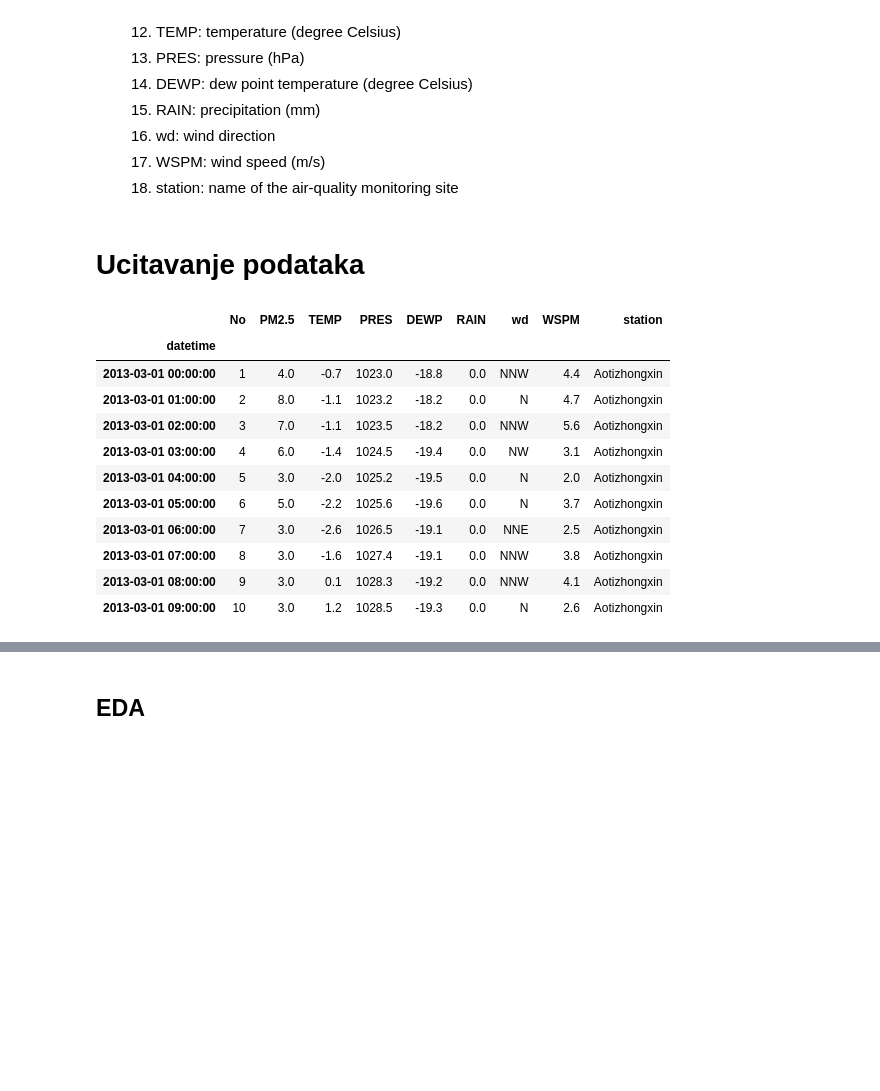
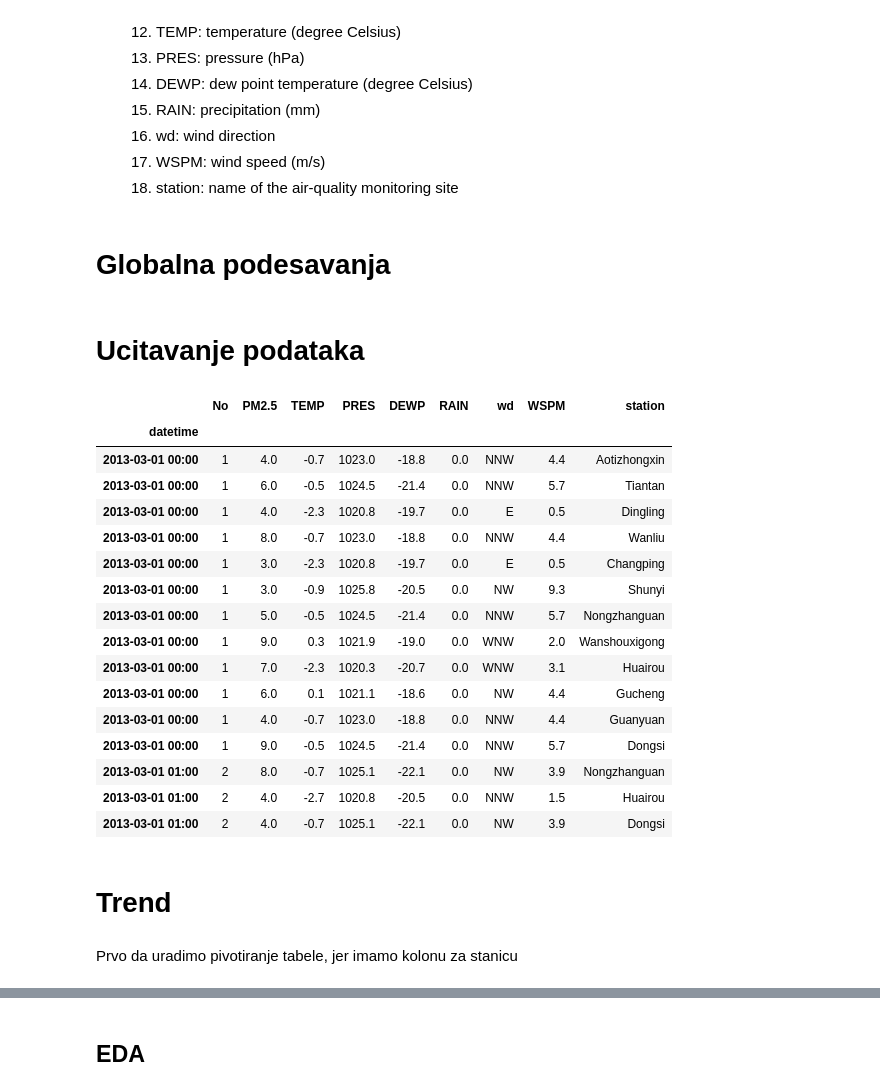
Before and after one commit to Zamachi/air-pollution-prediction-lstm, a Jupyter notebook: main.ipynb, the cells around one changed output, grey strips where cells are left out. Saved outputs shown, nothing was run; the diff lists cells and outputs as text; code cells hidden in the pictures; blank space fills up the shorter version.

```diff
--- a/main.ipynb
+++ b/main.ipynb
@@ -21,3 +21,5 @@ Za air quality odabrali smo 3(ili samo ona 2) dataseta sa [sledeceg sajta](archi
     1. wd: wind direction
     1. WSPM: wind speed (m/s)
     1. station: name of the air-quality monitoring site
+# %% [markdown]
+# Globalna podesavanja
@@ -32,25 +54,35 @@ prsa_folder = "/PRSA Data - Chinese cities"
 # %%
 import os
 datasets = [pd.read_csv(base_data_folder + prsa_folder+ "/" + file) for file in os.listdir(base_data_folder + prsa_folder) if file.endswith('.csv')]
 
 prsa_dataset = pd.concat(datasets, axis=0)
 
 prsa_dataset['datetime'] = pd.to_datetime(prsa_dataset[['year', 'month', 'day', 'hour']])
-prsa_dataset.index = prsa_dataset['datetime']
+prsa_dataset.index = prsa_dataset['datetime'].dt.to_period('h') # 'dt' fetches 'datetimelike' properties of the Series object: https://pandas.pydata.org/docs/reference/api/pandas.Series.dt.html
 
 prsa_dataset.drop(columns=['year', 'month', 'day', 'hour', 'PM10', "SO2","NO2","CO","O3", "datetime"], inplace=True)
 del datasets
-prsa_dataset.head(10)
+prsa_dataset.sort_index(level='H', inplace=True)
+prsa_dataset.head(15)
 # %% [output]
 |  | No | PM2.5 | TEMP | PRES | DEWP | RAIN | wd | WSPM | station |
 | datetime |  |  |  |  |  |  |  |  |  |
-| 2013-03-01 00:00:00 | 1 | 4.0 | -0.7 | 1023.0 | -18.8 | 0.0 | NNW | 4.4 | Aotizhongxin |
-| 2013-03-01 01:00:00 | 2 | 8.0 | -1.1 | 1023.2 | -18.2 | 0.0 | N | 4.7 | Aotizhongxin |
-| 2013-03-01 02:00:00 | 3 | 7.0 | -1.1 | 1023.5 | -18.2 | 0.0 | NNW | 5.6 | Aotizhongxin |
-| 2013-03-01 03:00:00 | 4 | 6.0 | -1.4 | 1024.5 | -19.4 | 0.0 | NW | 3.1 | Aotizhongxin |
-| 2013-03-01 04:00:00 | 5 | 3.0 | -2.0 | 1025.2 | -19.5 | 0.0 | N | 2.0 | Aotizhongxin |
-| 2013-03-01 05:00:00 | 6 | 5.0 | -2.2 | 1025.6 | -19.6 | 0.0 | N | 3.7 | Aotizhongxin |
-| 2013-03-01 06:00:00 | 7 | 3.0 | -2.6 | 1026.5 | -19.1 | 0.0 | NNE | 2.5 | Aotizhongxin |
-| 2013-03-01 07:00:00 | 8 | 3.0 | -1.6 | 1027.4 | -19.1 | 0.0 | NNW | 3.8 | Aotizhongxin |
-| 2013-03-01 08:00:00 | 9 | 3.0 | 0.1 | 1028.3 | -19.2 | 0.0 | NNW | 4.1 | Aotizhongxin |
-| 2013-03-01 09:00:00 | 10 | 3.0 | 1.2 | 1028.5 | -19.3 | 0.0 | N | 2.6 | Aotizhongxin |
+| 2013-03-01 00:00 | 1 | 4.0 | -0.7 | 1023.0 | -18.8 | 0.0 | NNW | 4.4 | Aotizhongxin |
+| 2013-03-01 00:00 | 1 | 6.0 | -0.5 | 1024.5 | -21.4 | 0.0 | NNW | 5.7 | Tiantan |
+| 2013-03-01 00:00 | 1 | 4.0 | -2.3 | 1020.8 | -19.7 | 0.0 | E | 0.5 | Dingling |
+| 2013-03-01 00:00 | 1 | 8.0 | -0.7 | 1023.0 | -18.8 | 0.0 | NNW | 4.4 | Wanliu |
+| 2013-03-01 00:00 | 1 | 3.0 | -2.3 | 1020.8 | -19.7 | 0.0 | E | 0.5 | Changping |
+| 2013-03-01 00:00 | 1 | 3.0 | -0.9 | 1025.8 | -20.5 | 0.0 | NW | 9.3 | Shunyi |
+| 2013-03-01 00:00 | 1 | 5.0 | -0.5 | 1024.5 | -21.4 | 0.0 | NNW | 5.7 | Nongzhanguan |
+| 2013-03-01 00:00 | 1 | 9.0 | 0.3 | 1021.9 | -19.0 | 0.0 | WNW | 2.0 | Wanshouxigong |
+| 2013-03-01 00:00 | 1 | 7.0 | -2.3 | 1020.3 | -20.7 | 0.0 | WNW | 3.1 | Huairou |
+| 2013-03-01 00:00 | 1 | 6.0 | 0.1 | 1021.1 | -18.6 | 0.0 | NW | 4.4 | Gucheng |
+| 2013-03-01 00:00 | 1 | 4.0 | -0.7 | 1023.0 | -18.8 | 0.0 | NNW | 4.4 | Guanyuan |
+| 2013-03-01 00:00 | 1 | 9.0 | -0.5 | 1024.5 | -21.4 | 0.0 | NNW | 5.7 | Dongsi |
+| 2013-03-01 01:00 | 2 | 8.0 | -0.7 | 1025.1 | -22.1 | 0.0 | NW | 3.9 | Nongzhanguan |
+| 2013-03-01 01:00 | 2 | 4.0 | -2.7 | 1020.8 | -20.5 | 0.0 | NNW | 1.5 | Huairou |
+| 2013-03-01 01:00 | 2 | 4.0 | -0.7 | 1025.1 | -22.1 | 0.0 | NW | 3.9 | Dongsi |
+# %% [markdown]
+# Trend
+# %% [markdown]
+Prvo da uradimo pivotiranje tabele, jer imamo kolonu za stanicu
```
Also changed, not shown: parts of 39 cells of this notebook, 12 other files.
